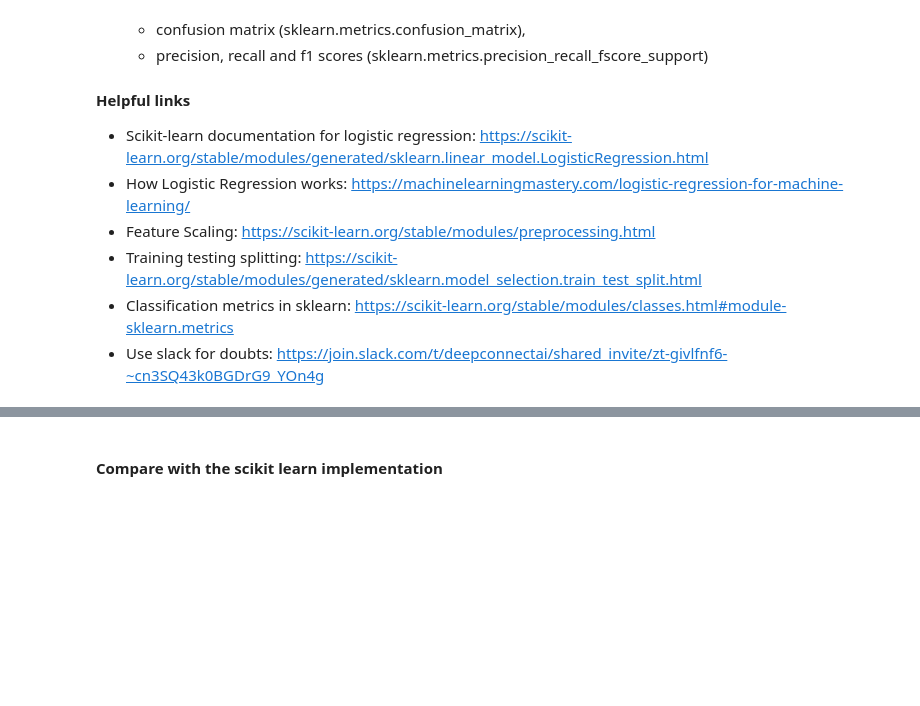
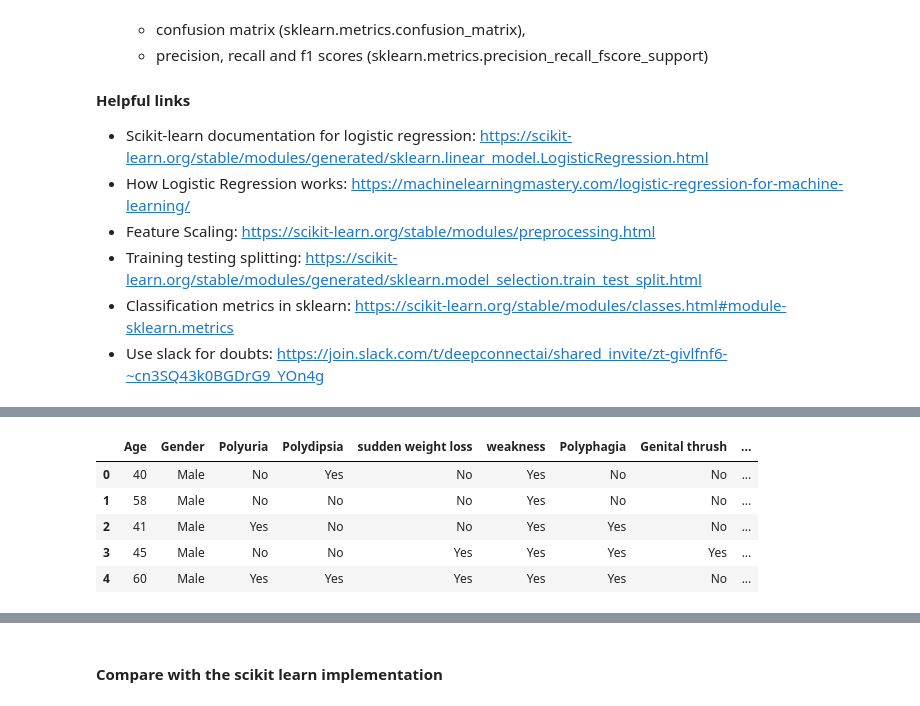
Before and after one commit to sparsh0427/BU_Semester_5, a Jupyter notebook: ECSE303L_AI_AND_ML/LABS/Week_3/Task_2_logistic_diabetes.ipynb, the cells around one changed output, grey strips where cells are left out. Cells and saved outputs as stored; diff of their text form; code cells hidden in the pictures; blank space fills up the shorter version.

```diff
--- a/ECSE303L_AI_AND_ML/LABS/Week_3/Task_2_logistic_diabetes.ipynb
+++ b/ECSE303L_AI_AND_ML/LABS/Week_3/Task_2_logistic_diabetes.ipynb
@@ -112,0 +227,9 @@ data =
+# %%
+data.head(5)
+# %% [output]
+|  | Age | Gender | Polyuria | Polydipsia | sudden weight loss | weakness | Polyphagia | Genital thrush | ... |
+| 0 | 40 | Male | No | Yes | No | Yes | No | No | ... |
+| 1 | 58 | Male | No | No | No | Yes | No | No | ... |
+| 2 | 41 | Male | Yes | No | No | Yes | Yes | No | ... |
+| 3 | 45 | Male | No | No | Yes | Yes | Yes | Yes | ... |
+| 4 | 60 | Male | Yes | Yes | Yes | Yes | Yes | No | ... |
```
Also changed, not shown: parts of 29 cells of this notebook, 7 other files.
